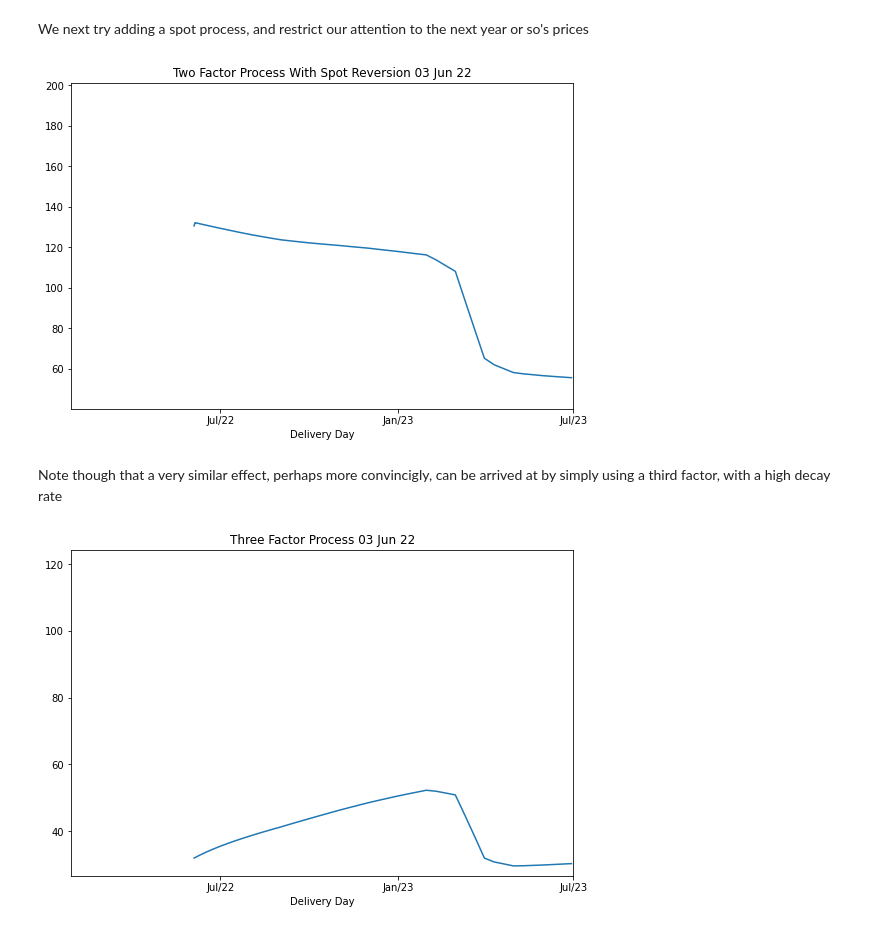
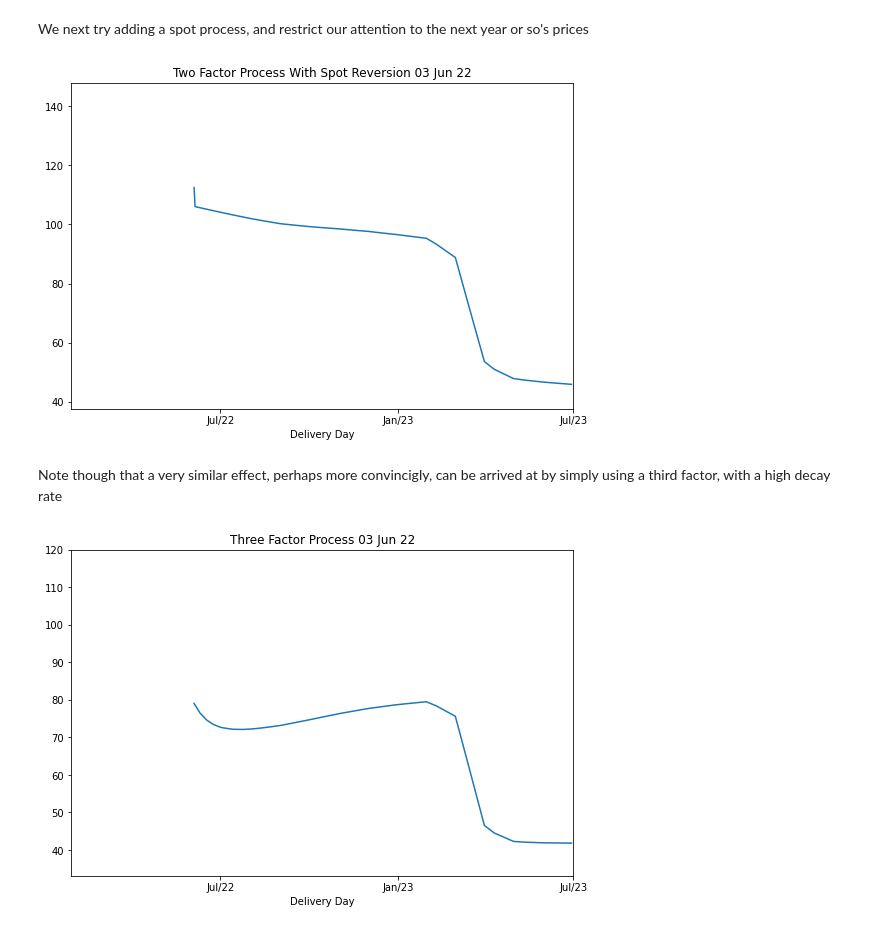
Before and after one commit to cage433/price-process-examples, a Jupyter notebook: analysis.ipynb, the cells around one changed output. Cells and saved outputs as stored; diff of their text form; code cells hidden in the pictures.

```diff
--- a/analysis.ipynb
+++ b/analysis.ipynb
@@ -109,7 +109,7 @@ We next try adding a spot process, and restrict our attention to the next year o
 process_with_spot_reversion = ProcessWithAddedMeanRevertingSpotPrice(
     two_factor_process,
     kappa=0.4,
-    spot_vol=0.4
+    spot_vol=0.6
 )
 display_evolving_fpc(
     ForwardPriceCurve.jan_28_ttf_curve(),
@@ -120,22 +120,22 @@ display_evolving_fpc(
     initial_y_axis_range=(80, 120),
 )
 # %% [output]
-[figure, old version]
+[figure, new version]
 # %% [markdown]
 Note though that a very similar effect, perhaps more convincigly, can be arrived at by simply using a third factor, with a high decay rate
 # %%
 three_factor_process = LognormalProcessWithExponentialDecay(
-    alphas=[0, 1.0, 10.0],
-    vols=[0.2, 0.7, 0.5]
+    alphas=[0, 1.0, 20.0],
+    vols=[0.2, 0.7, 0.7]
 )
 
 display_evolving_fpc(
     ForwardPriceCurve.jan_28_ttf_curve(),
     three_factor_process,
     sleep_sec=0.3,
     title="Three Factor Process",
     x_axis_last_date=date(2023, 7, 1),
     initial_y_axis_range=(80, 120),
 )
 # %% [output]
-[figure, old version]
+[figure, new version]
```
Also changed, not shown: parts of 1 cell of this notebook.
